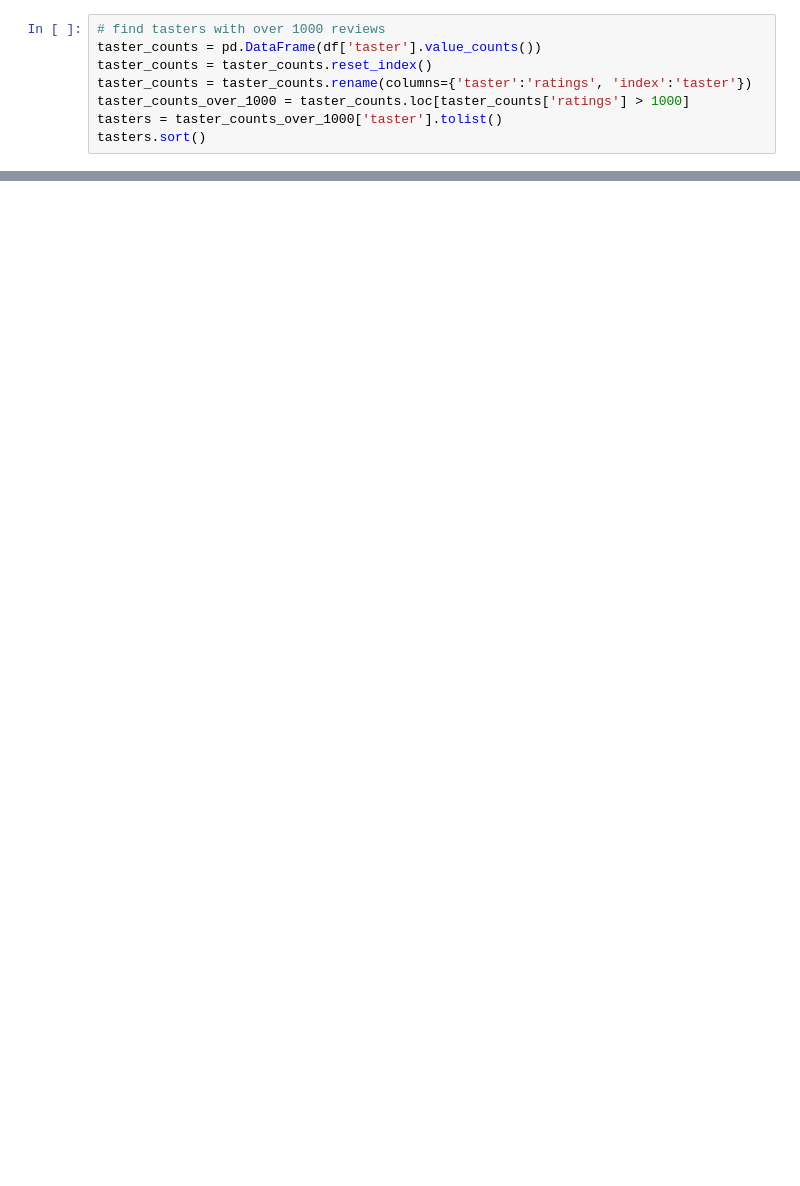
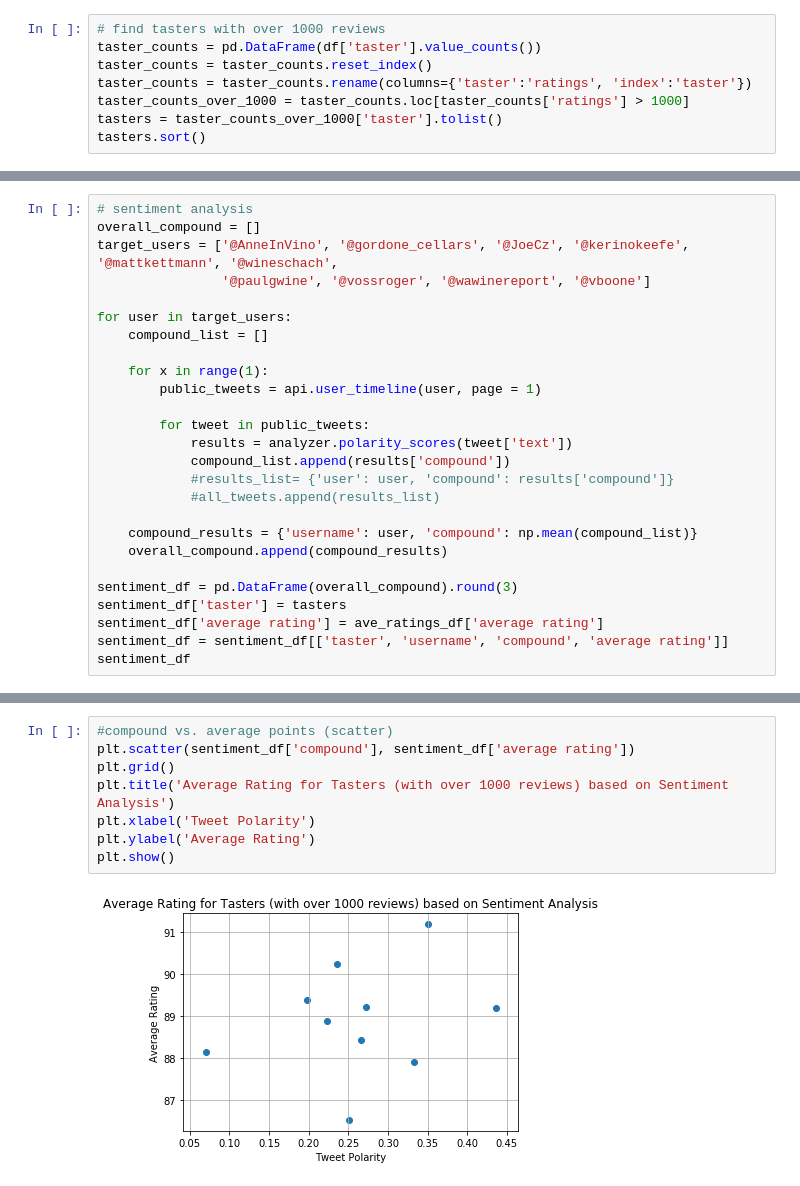
Before and after one commit to ENGRMike/GWProjectOne, a Jupyter notebook: sentiment_analysis.ipynb, the cells around one changed output, grey strips where cells are left out. Saved outputs shown, nothing was run; the diff lists cells and outputs as text; blank space fills up the shorter version.

```diff
--- a/sentiment_analysis.ipynb
+++ b/sentiment_analysis.ipynb
@@ -66,0 +72,26 @@ plt.show()
+# %%
+# sentiment analysis
+overall_compound = []
+target_users = ['@AnneInVino', '@gordone_cellars', '@JoeCz', '@kerinokeefe', '@mattkettmann', '@wineschach',
+                '@paulgwine', '@vossroger', '@wawinereport', '@vboone']
+
+for user in target_users:
+    compound_list = []
+
+    for x in range(1):
+        public_tweets = api.user_timeline(user, page = 1)
+
+        for tweet in public_tweets:
+            results = analyzer.polarity_scores(tweet['text'])
+            compound_list.append(results['compound'])
+            #results_list= {'user': user, 'compound': results['compound']}
+            #all_tweets.append(results_list)
+
+    compound_results = {'username': user, 'compound': np.mean(compound_list)}
+    overall_compound.append(compound_results)
+
+sentiment_df = pd.DataFrame(overall_compound).round(3)
+sentiment_df['taster'] = tasters
+sentiment_df['average rating'] = ave_ratings_df['average rating']
+sentiment_df = sentiment_df[['taster', 'username', 'compound', 'average rating']]
+sentiment_df
@@ -66,0 +110,10 @@ plt.show()
+# %%
+#compound vs. average points (scatter)
+plt.scatter(sentiment_df['compound'], sentiment_df['average rating'])
+plt.grid()
+plt.title('Average Rating for Tasters (with over 1000 reviews) based on Sentiment Analysis')
+plt.xlabel('Tweet Polarity')
+plt.ylabel('Average Rating')
+plt.show()
+# %% [output]
+[figure, added]
```
Also changed, not shown: parts of 9 cells of this notebook, 12 other files.
